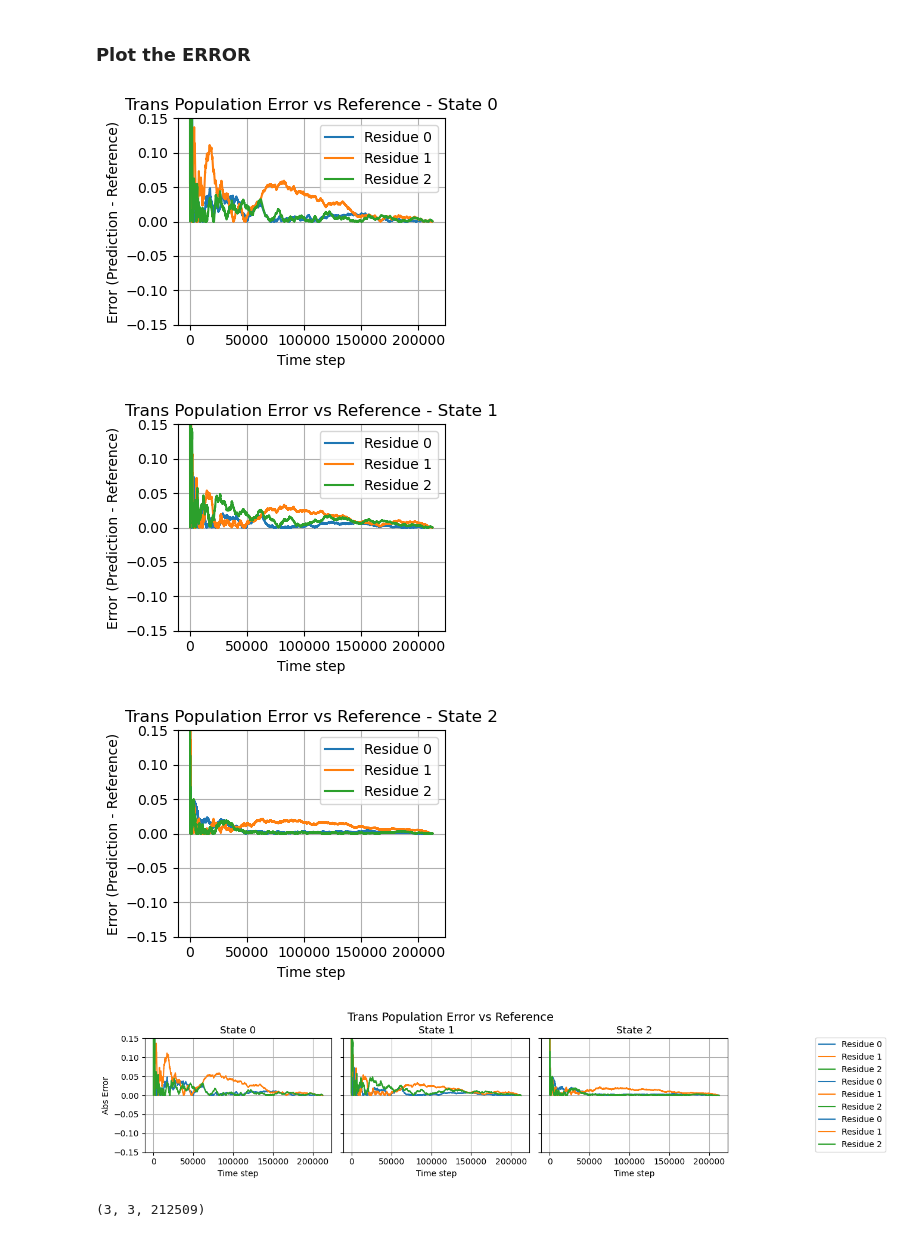
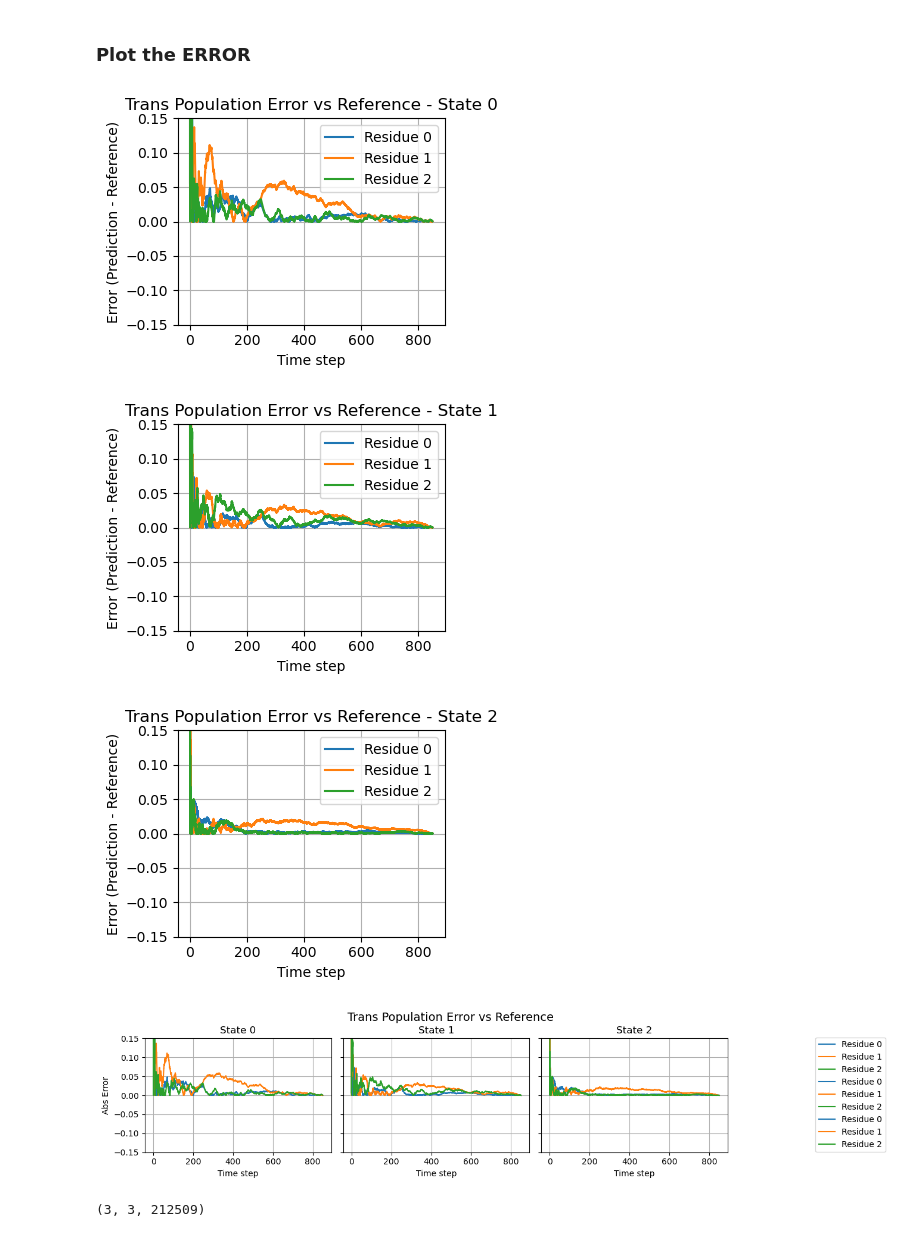
Before and after one commit to starwingc/peptoid_ESM, a Jupyter notebook: REDs/analysis/cistrans_population.ipynb, the cells around one changed output. Saved outputs shown, nothing was run; the diff lists cells and outputs as text; code cells hidden in the pictures.

```diff
--- a/REDs/analysis/cistrans_population.ipynb
+++ b/REDs/analysis/cistrans_population.ipynb
@@ -254,13 +254,14 @@ array([[0.72169128, 0.44573796, 0.59423672],
        [0.68772575, 0.49427276, 0.59321512]])
 # %%
 state_num = 3
+dt_in_ns = 0.004
 
 for state_index in range(state_num):  # Loop over 6 states
     plt.figure(figsize=(4, 3))
 
     for residue_index in range(3):  # Loop over 3 residues
         y = trans_all_population[state_index, :, residue_index]
-        x = np.arange(len(y))  # or use actual time values
+        x = np.arange(len(y)) * dt_in_ns# or use actual time values
         # Time-dependent population
         plt.plot(x, y, label=f'Residue {residue_index}')
 
@@ -285,5 +286,6 @@ for state_index in range(state_num):  # Loop over 6 states
 # %%
 state_num = 3
+dt_in_ns = 0.004
 
 fig, axs = plt.subplots(1, 3, figsize=(12, 3), sharey=True)
 
@@ -292,7 +294,7 @@ for state_index in range(state_num):  # Loop over 3 states
 
     for residue_index in range(3):  # Loop over 3 residues
         y = trans_all_population[state_index, :, residue_index]
-        x = np.arange(len(y))  # or use actual time values
+        x = np.arange(len(y)) * dt_in_ns# or use actual time values
 
         # Time-dependent population
         ax.plot(x, y, label=f'Residue {residue_index}')
@@ -320,40 +322,42 @@ plt.show()
 ### Plot the ERROR
 # %%
 state_num = 3
+dt_in_ns = 0.004
 
 errors_all = []
 for state_index in range(state_num):  # Loop over 6 states
     plt.figure(figsize=(4, 3))
-    x = np.arange(trans_all_population.shape[1])  # Time axis, e.g., 60003
+    x = np.arange(trans_all_population.shape[1])  * dt_in_ns # Time axis, e.g., 60003
     errors = []
 
     for residue_index in range(3):  # Loop over 3 residues
         error = trans_all_population[state_index, :, residue_index] - trans_refer_array[state_index, residue_index]
         error = np.abs(error) # Take the abs value
         errors.append(error)
         plt.plot(x, error, label=f'Residue {residue_index}')
 
     errors_all.append(errors)
 
     plt.title(f'Trans Population Error vs Reference - State {state_index}')
     plt.xlabel('Time step')
     plt.ylabel('Error (Prediction - Reference)')
     plt.grid(True)
     plt.legend()
     plt.ylim(-0.15, 0.15)
     plt.tight_layout()
     plt.show()
 # %% [output]
-[figure, old version]
+[figure, new version]
-[figure, old version]
+[figure, new version]
-[figure, old version]
+[figure, new version]
 # %%
 
 state_num = 3
 errors_all = []
+dt_in_ns = 0.004
 
 fig, axs = plt.subplots(1, 3, figsize=(12, 3), sharey=True)
-x = np.arange(trans_all_population.shape[1])  # Time axis, e.g., 60003
+x = np.arange(trans_all_population.shape[1]) * dt_in_ns # Time axis, e.g., 60003
 for state_index in range(state_num):  # Loop over 3 states
     ax = axs[state_index]
     errors = []
@@ -379,7 +383,7 @@ fig.legend(loc='center left', bbox_to_anchor=(1.0, 0.5))
 fig.tight_layout(rect=[0, 0, 0.9, 0.95])
 plt.show()
 # %% [output]
-[figure, old version]
+[figure, new version]
 # %%
 errors_all = np.array(errors_all)
 print(errors_all.shape)
```
Also changed, not shown: parts of 2 cells of this notebook, 1 other file.
